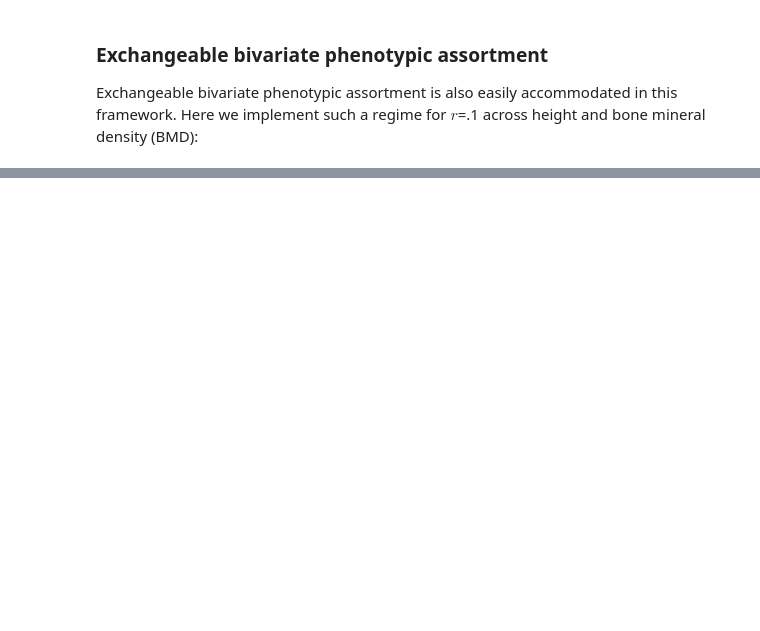
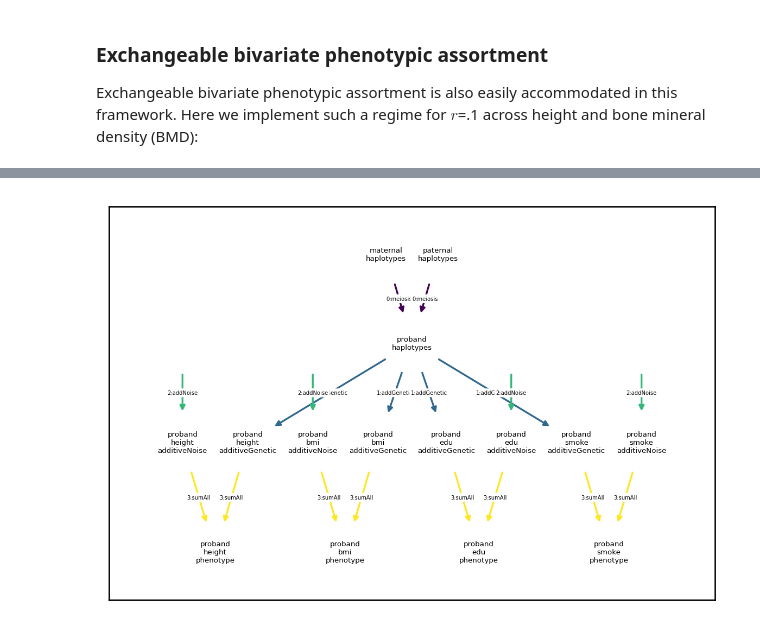
Before and after one commit to rborder/xftsim, a Jupyter notebook: docs/userguide/mate.ipynb, the cells around one changed output, grey strips where cells are left out. Saved outputs shown, nothing was run; the diff lists cells and outputs as text; code cells hidden in the pictures; blank space fills up the shorter version.

Commit message:
added generalized/batch mate docs, control params for QAP

```diff
--- a/docs/userguide/mate.ipynb
+++ b/docs/userguide/mate.ipynb
@@ -291,0 +300,23 @@ Coming soon
+# %%
+import xftsim as xft
+import numpy as np
+import matplotlib.pyplot as plt
+plt.rcParams['figure.dpi'] = 240 ## better looking plots
+plt.rcParams['figure.figsize'] = [6.,4.]
+xft.config.print_durations_threshold = 1. ## reduce output verbosity
+
+cind = xft.index.ComponentIndex.from_product(['bmi','height','edu','smoke'],
+                                             'phenotype')
+
+xmatecorr = np.array([[.26,-.05,-.11, .08],
+                      [-.05,.24,.10,-.02],
+                      [-.11,.10,.33,-.06],
+                      [.08,-.02,-.06,.19]])
+
+
+
+mate_reg = xft.mate.GeneralAssortativeMatingRegime(component_index=cind,
+    cross_corr=xmatecorr,
+    control=dict(nb_threads=8,
+                 time_limit = 120,
+                 time_between_displays=5))
@@ -291,0 +332,23 @@ Coming soon
+# %%
+n=2000; m=800
+h2=np.array([.4, .6, .3, .25])
+
+# founder haplotypes
+haplotypes = xft.founders.founder_haplotypes_uniform_AFs(n=n,m=m)
+# recombination map
+rmap = xft.reproduce.RecombinationMap.constant_map_from_haplotypes(p=.1,
+                                                                   haplotypes=haplotypes)
+# additive phenogenetic architecture
+arch = xft.arch.GCTA_Architecture(h2=h2,
+                                  phenotype_name=['bmi','height','edu','smoke'],
+                                  haplotypes=haplotypes)
+# simulation object
+sim = xft.sim.Simulation(founder_haplotypes=haplotypes,
+                         recombination_map=rmap,
+                         architecture=arch,
+                         mating_regime = mate_reg,
+                         statistics= [xft.stats.SampleStatistics(),
+                                      xft.stats.MatingStatistics()])
+arch.draw_dependency_graph(font_size=4)
+# %% [output]
+[figure, added]
```
Also changed, not shown: parts of 12 cells of this notebook, 1 other file.
